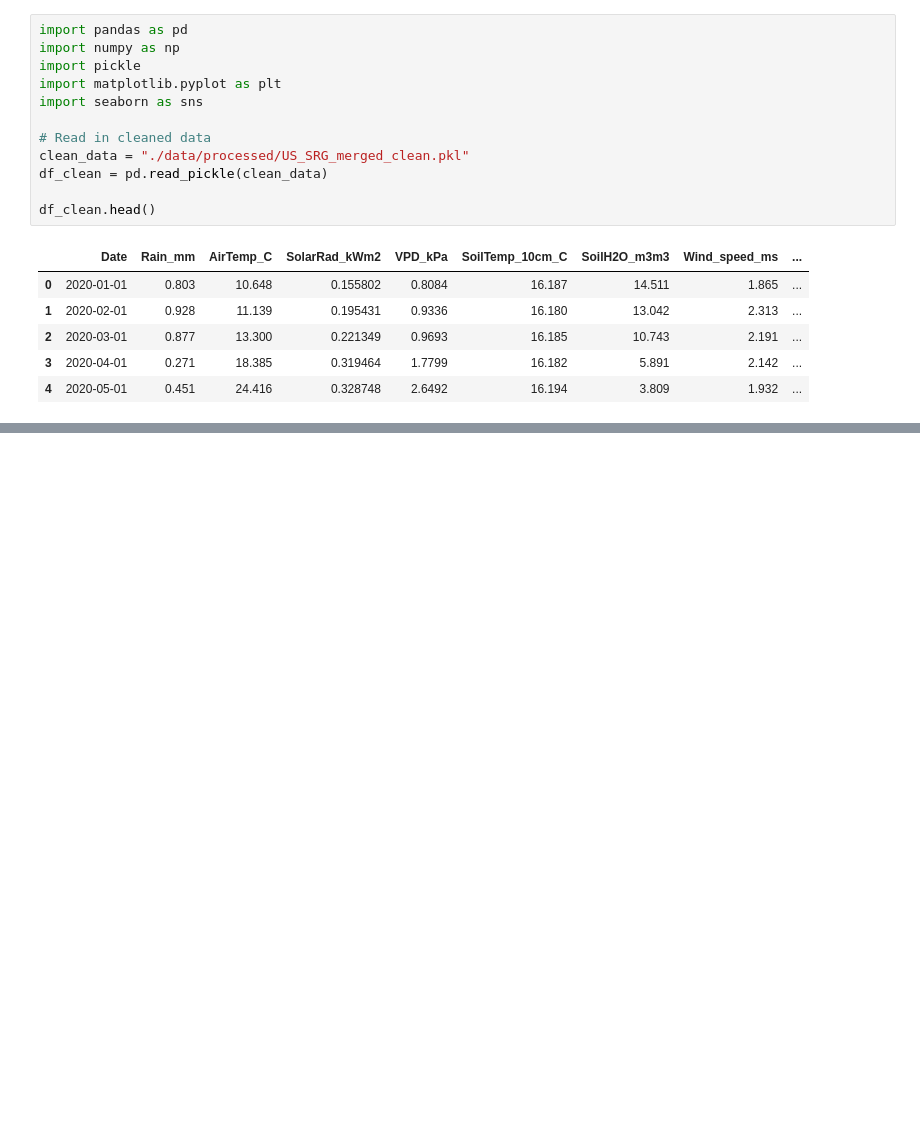
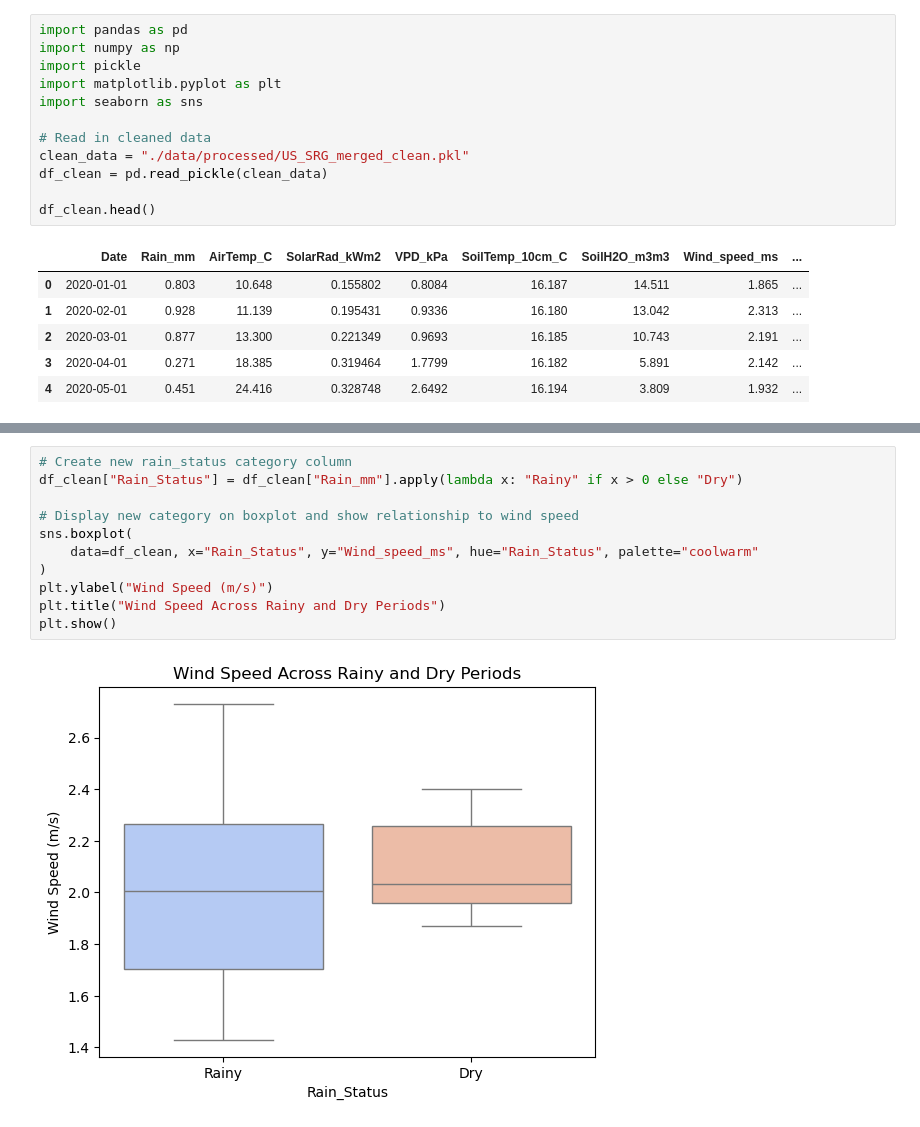
Before and after one commit to bcf0030/eda-project-evapotranspiration, a Jupyter notebook: data_exploration.ipynb, the cells around one changed output, grey strips where cells are left out. Cells and saved outputs as stored; diff of their text form; blank space fills up the shorter version.

```diff
--- a/data_exploration.ipynb
+++ b/data_exploration.ipynb
@@ -62,3 +104,16 @@ plt.title('ET Relationship: Wind Speed')
 # %% [output]
 Text(0.5, 1.0, 'ET Relationship: Wind Speed')
 [figure]
+# %%
+# Create new rain_status category column
+df_clean["Rain_Status"] = df_clean["Rain_mm"].apply(lambda x: "Rainy" if x > 0 else "Dry")
+
+# Display new category on boxplot and show relationship to wind speed
+sns.boxplot(
+    data=df_clean, x="Rain_Status", y="Wind_speed_ms", hue="Rain_Status", palette="coolwarm"
+)
+plt.ylabel("Wind Speed (m/s)")
+plt.title("Wind Speed Across Rainy and Dry Periods")
+plt.show()
+# %% [output]
+[figure, added]
```
Also changed, not shown: parts of 18 cells of this notebook.
